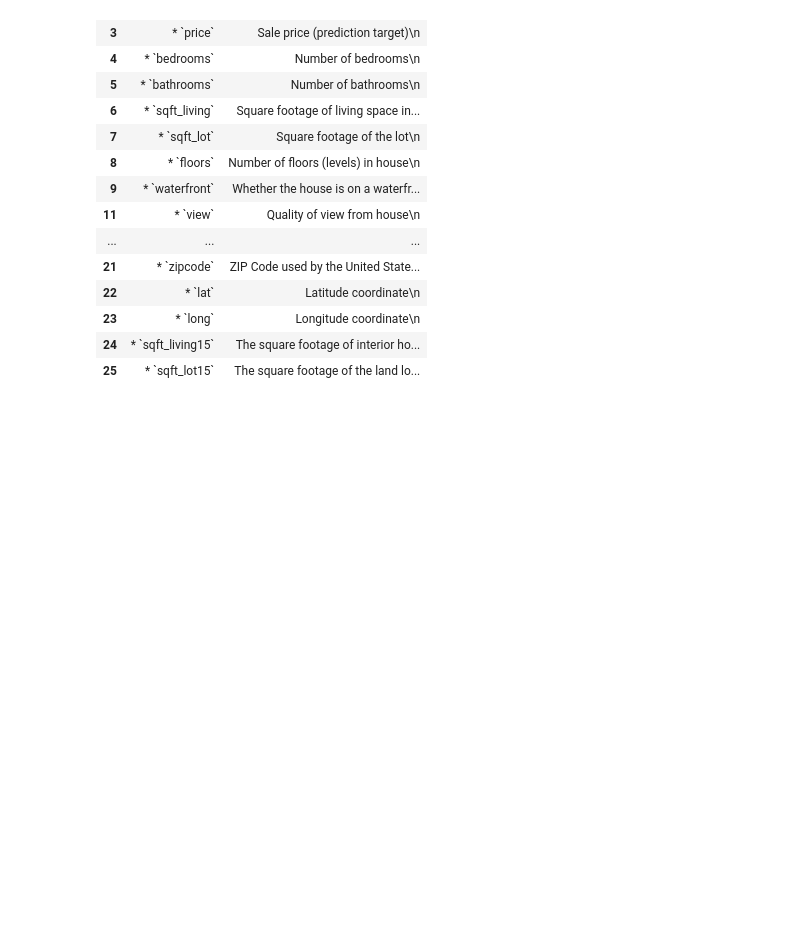
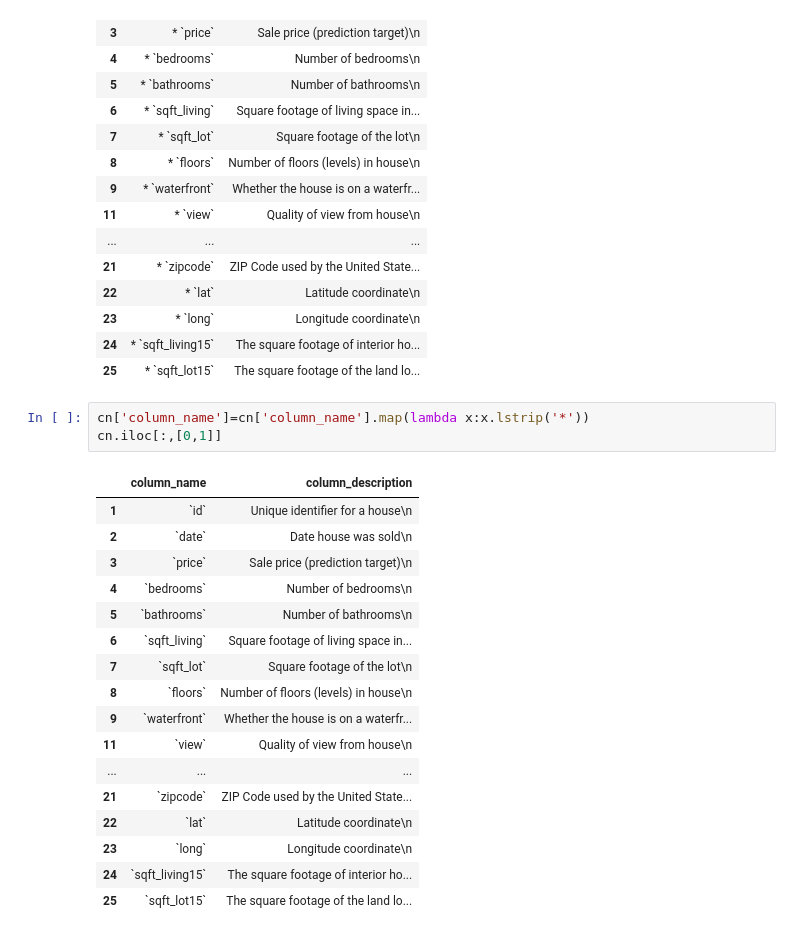
Before and after one commit to NdanuM/dsc-phase-2-project_nm, a Jupyter notebook: student.ipynb, the cells around one changed output. Drawn from its saved outputs; the diff is of its cells as text; blank space fills up the shorter version.

```diff
--- a/student.ipynb
+++ b/student.ipynb
@@ -76,3 +81,24 @@ cn
 | 23 | * `long` | Longitude coordinate\n |
 | 24 | * `sqft_living15` | The square footage of interior ho... |
 | 25 | * `sqft_lot15` | The square footage of the land lo... |
+# %%
+cn['column_name']=cn['column_name'].map(lambda x:x.lstrip('*'))
+cn.iloc[:,[0,1]]
+# %% [output]
+|  | column_name | column_description |
+| 1 | `id` | Unique identifier for a house\n |
+| 2 | `date` | Date house was sold\n |
+| 3 | `price` | Sale price (prediction target)\n |
+| 4 | `bedrooms` | Number of bedrooms\n |
+| 5 | `bathrooms` | Number of bathrooms\n |
+| 6 | `sqft_living` | Square footage of living space in... |
+| 7 | `sqft_lot` | Square footage of the lot\n |
+| 8 | `floors` | Number of floors (levels) in house\n |
+| 9 | `waterfront` | Whether the house is on a waterfr... |
+| 11 | `view` | Quality of view from house\n |
+| ... | ... | ... |
+| 21 | `zipcode` | ZIP Code used by the United State... |
+| 22 | `lat` | Latitude coordinate\n |
+| 23 | `long` | Longitude coordinate\n |
+| 24 | `sqft_living15` | The square footage of interior ho... |
+| 25 | `sqft_lot15` | The square footage of the land lo... |
```
Also changed, not shown: parts of 9 cells of this notebook.
